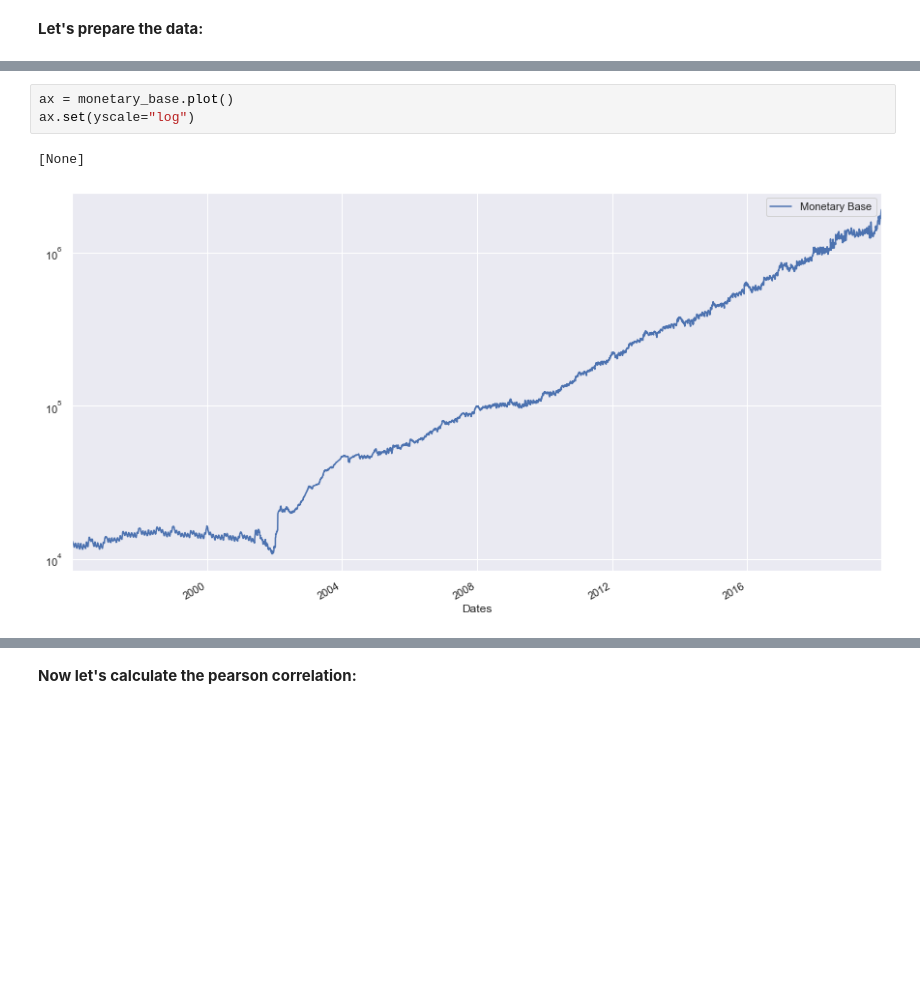
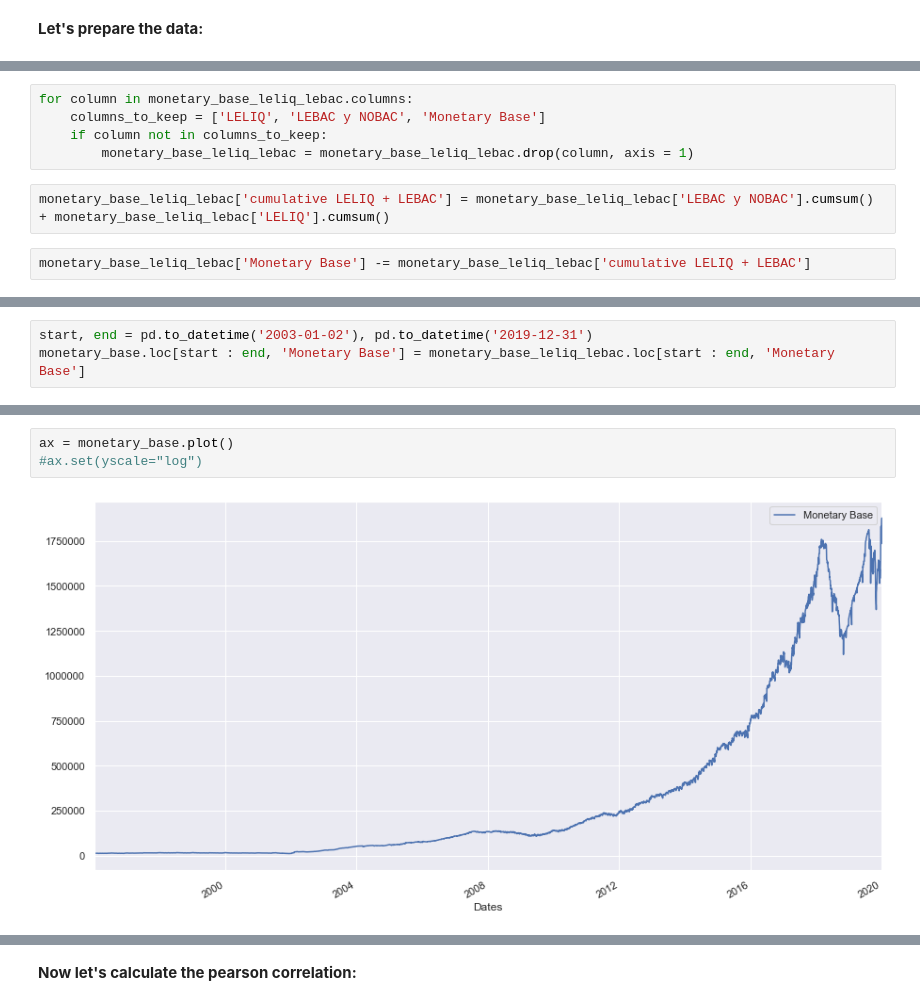
Before and after one commit to lambdaclass/finance_playground, a Jupyter notebook: notebooks/cmb_inflation/bm_inflation.ipynb, the cells around one changed output, grey strips where cells are left out. Drawn from its saved outputs; the diff is of its cells as text; blank space fills up the shorter version.

Commit message:
Monetary Base modified

```diff
--- a/notebooks/cmb_inflation/bm_inflation.ipynb
+++ b/notebooks/cmb_inflation/bm_inflation.ipynb
@@ -38,0 +60,9 @@ monetary_base = monetary_base.drop(['Dates'], axis=1)
+# %%
+for column in monetary_base_leliq_lebac.columns:
+    columns_to_keep = ['LELIQ', 'LEBAC y NOBAC', 'Monetary Base']
+    if column not in columns_to_keep:
+        monetary_base_leliq_lebac = monetary_base_leliq_lebac.drop(column, axis = 1)
+# %%
+monetary_base_leliq_lebac['cumulative LELIQ + LEBAC'] = monetary_base_leliq_lebac['LEBAC y NOBAC'].cumsum() + monetary_base_leliq_lebac['LELIQ'].cumsum()
+# %%
+monetary_base_leliq_lebac['Monetary Base'] -= monetary_base_leliq_lebac['cumulative LELIQ + LEBAC']
@@ -39,3 +71,6 @@ monetary_base = monetary_base.drop(['Dates'], axis=1)
+# %%
+start, end = pd.to_datetime('2003-01-02'), pd.to_datetime('2019-12-31')
+monetary_base.loc[start : end, 'Monetary Base'] = monetary_base_leliq_lebac.loc[start : end, 'Monetary Base']
 # %%
 ax = inflation.plot()
 # %% [output]
@@ -43,9 +78,8 @@ ax = inflation.plot()
 # %%
 ax = monetary_base.plot()
-ax.set(yscale="log")
+#ax.set(yscale="log")
 # %% [output]
-[None]
-[figure, old version]
+[figure, new version]
 # %%
 inflation_1996 = {}
 monetary_base_change_1996 = {}
```
Also changed, not shown: parts of 39 cells of this notebook, 2 other files.
